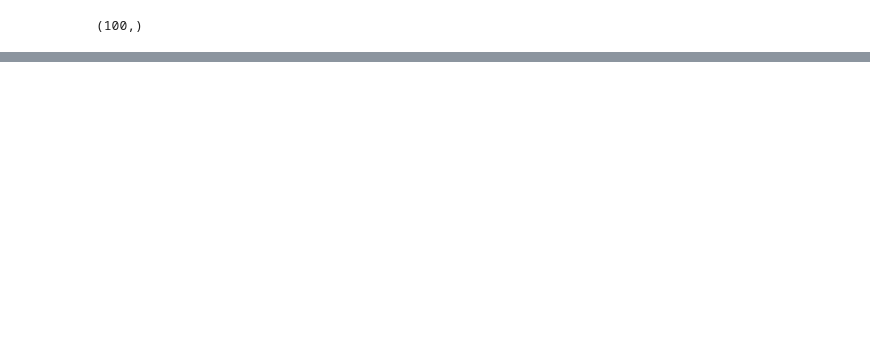
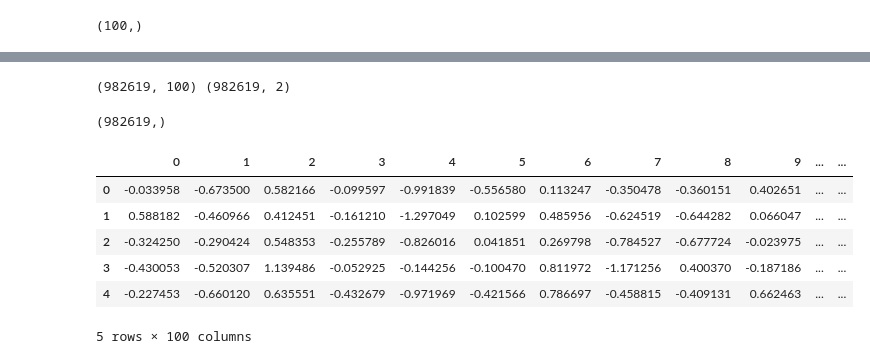
Before and after one commit to rajputporika02/NLP_Sentiment_analysis, a Jupyter notebook: experiments.ipynb, the cells around one changed output, grey strips where cells are left out. Saved outputs shown, nothing was run; the diff lists cells and outputs as text; code cells hidden in the pictures; blank space fills up the shorter version.

Commit message:
model files saved

```diff
--- a/experiments.ipynb
+++ b/experiments.ipynb
@@ -506,0 +530,4 @@ np.save("x.npy", x)
+# %%
+X = []
+for sentence in tqdm(corpus_words):
+    X.append(avg_word2vec(sentence, model))
@@ -510,0 +575,29 @@ x_loaded = np.load("x.npy", allow_pickle=True)
+# %%
+###### checking whether any missing data while applying word2vec
+print(x_loaded.shape,messages.shape)
+# %% [output]
+(982619, 100) (982619, 2)
+# %%
+##checking dependent y shape
+messages['overall'].shape
+# %% [output]
+(982619,)
+# %%
+##converting 100 dimension in one row of each sentence
+df=[]
+for i in range(0,len(X)):
+    df.append(pd.DataFrame(X[i].reshape(1,-1)))
+# %%
+df = np.vstack(df)          # shape becomes (982619, 100)
+# %%
+df = pd.DataFrame(df)
+# %%
+df.head()
+# %% [output]
+|  | 0 | 1 | 2 | 3 | 4 | 5 | 6 | 7 | 8 | 9 | ... | ... |
+| 0 | -0.033958 | -0.673500 | 0.582166 | -0.099597 | -0.991839 | -0.556580 | 0.113247 | -0.350478 | -0.360151 | 0.402651 | ... | ... |
+| 1 | 0.588182 | -0.460966 | 0.412451 | -0.161210 | -1.297049 | 0.102599 | 0.485956 | -0.624519 | -0.644282 | 0.066047 | ... | ... |
+| 2 | -0.324250 | -0.290424 | 0.548353 | -0.255789 | -0.826016 | 0.041851 | 0.269798 | -0.784527 | -0.677724 | -0.023975 | ... | ... |
+| 3 | -0.430053 | -0.520307 | 1.139486 | -0.052925 | -0.144256 | -0.100470 | 0.811972 | -1.171256 | 0.400370 | -0.187186 | ... | ... |
+| 4 | -0.227453 | -0.660120 | 0.635551 | -0.432679 | -0.971969 | -0.421566 | 0.786697 | -0.458815 | -0.409131 | 0.662463 | ... | ... |
+5 rows × 100 columns
```
Also changed, not shown: parts of 30 cells of this notebook, 11 other files.
